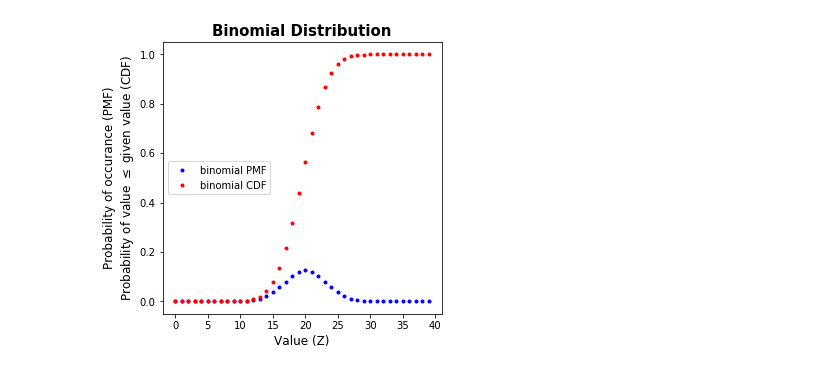
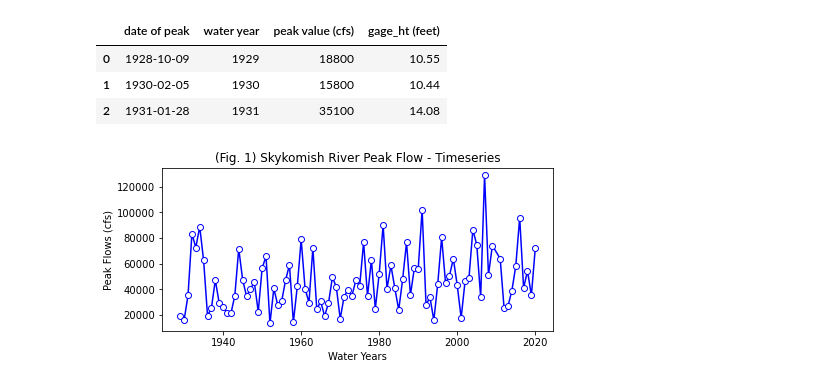
Before and after one commit to Mountain-Hydrology-Research-Group/data-analysis, a Jupyter notebook: book/modules/module1/lab1-3.ipynb, the cells around one changed output. Saved outputs shown, nothing was run; the diff lists cells and outputs as text; code cells hidden in the pictures.

```diff
--- a/book/modules/module1/lab1-3.ipynb
+++ b/book/modules/module1/lab1-3.ipynb
@@ -299,33 +15,32 @@ In python:
-# %%
-# Example of a log-normal distribution
-
-# Create 100 values within the interval from 0 to 40
-x = np.arange(0,40)
-
-# Number of trials
-n = 40
-
-# Probability each trial
-p = 0.5
-
-# Create a binomial probability mass function for values of x
-binom_pmf = stats.binom.pmf(x,n,p)
-
-# Create a binomial distribution CDF for values of x
-binom_cdf = stats.binom.cdf(x,n,p)
-
-# Make a plot figure
-fig, ax = plt.subplots(figsize=(5,5))
-# Plot the Probability Mass Function
-ax.plot(x, binom_pmf, 'b.', alpha=1, label='binomial PMF')
-# Plot the CDF
-ax.plot(x, binom_cdf, 'r.', alpha=1, label='binomial CDF')
-# Add a legend
-plt.legend(loc='center left')
-# Add axes labels
-ax.set_xlabel('Value (Z)', fontsize=12)
-ax.set_ylabel('Probability of occurance (PMF)\nProbability of value $\leq$ given value (CDF)', fontsize=12)
-# Add a title
-ax.set_title('Binomial Distribution', fontsize=15, fontweight='bold');
-# %% [output]
-[figure, removed]
+# %%
+# Define the filepath and filename of the file with our data
+Skykomish_data_file = '../data/Skykomish_peak_flow_12134500_skykomish_river_near_gold_bar.xlsx'
+# Use pandas.read_excel() function to open this file.
+Skykomish_data = pd.read_excel(Skykomish_data_file)
+# take a look at the first few rows
+Skykomish_data.head(3)
+# %% [output]
+|  | date of peak | water year | peak value (cfs) | gage_ht (feet) |
+| 0 | 1928-10-09 | 1929 | 18800 | 10.55 |
+| 1 | 1930-02-05 | 1930 | 15800 | 10.44 |
+| 2 | 1931-01-28 | 1931 | 35100 | 14.08 |
+# %%
+# Create a new figure for a timeseries plot
+plt.figure(figsize=(7,3))
+
+# Use the plot() function to plot the year on the x-axis, peak flow values on
+# the y-axis with an open circle representing each peak flow value.
+plt.plot(Skykomish_data['water year'], # our x value
+         Skykomish_data['peak value (cfs)'], # our y value
+         linestyle='-', # plot a solid line
+         color='blue', # make the line color blue
+         marker='o', # also plot a circle for each data point
+         markerfacecolor='white',  # make the circle face color white
+         markeredgecolor='blue') # make the circle edge color blue
+
+# Label the axes and title.
+plt.xlabel('Water Years')
+plt.ylabel('Peak Flows (cfs)')
+plt.title('(Fig. 1) Skykomish River Peak Flow - Timeseries');
+# %% [output]
+[figure, added]
```
Also changed, not shown: parts of 30 cells of this notebook, 2 other files.
